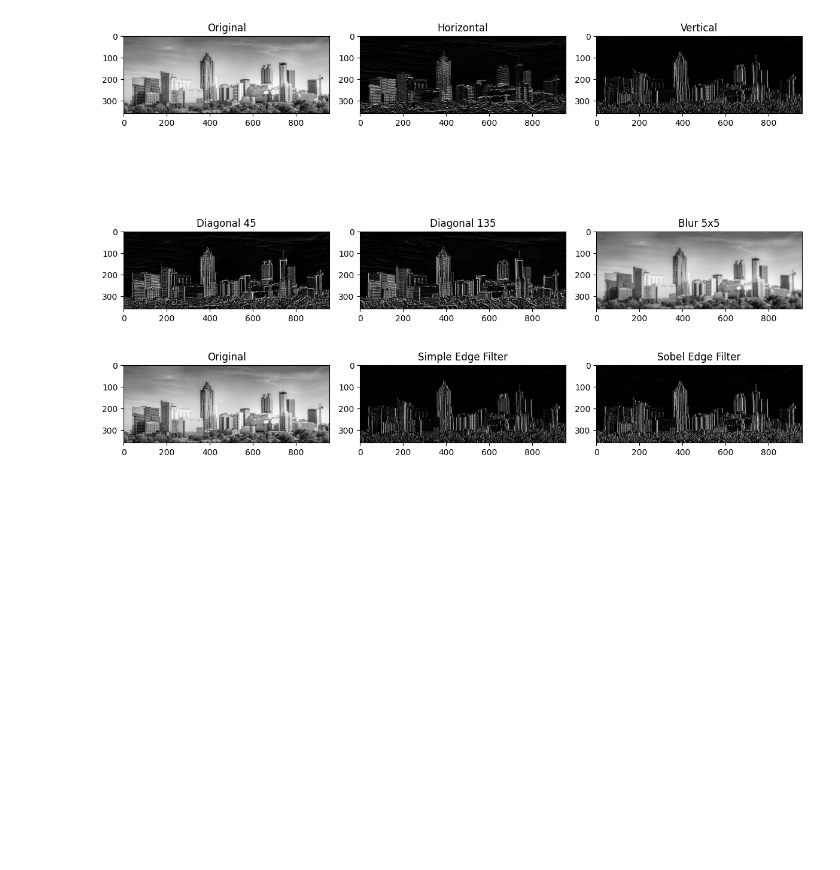
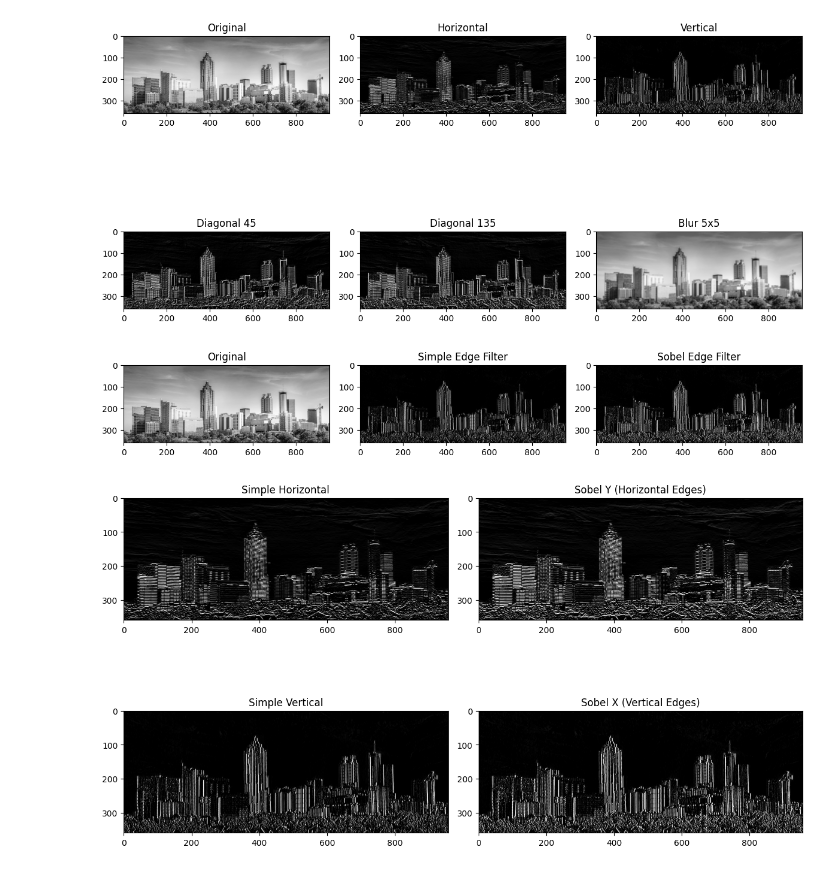
Before and after one commit to juliareinhart/CSCI611_Spring26_Julia_Reinhart, a Jupyter notebook: Assignment_2/image_filtering/image_filtering.ipynb, the cells around one changed output. Cells and saved outputs as stored; diff of their text form; code cells hidden in the pictures; blank space fills up the shorter version.

Commit message:
added comparison of sobel edges with regular edges

```diff
--- a/Assignment_2/image_filtering/image_filtering.ipynb
+++ b/Assignment_2/image_filtering/image_filtering.ipynb
@@ -361,3 +361,51 @@ plt.tight_layout()
 plt.show()
 # %% [output]
 [figure]
+# %%
+# Compare simple edge filters vs Sobel filters
+
+# Simple filters (you already defined these earlier)
+simple_horizontal = horizon
+simple_vertical = vertica  # or rename to "vertical" if you cleaned it up
+
+# Sobel filters
+sobel_x = np.array([[-1, 0, 1],
+                    [-2, 0, 2],
+                    [-1, 0, 1]])
+
+sobel_y = np.array([[-1, -2, -1],
+                    [ 0,  0,  0],
+                    [ 1,  2,  1]])
+
+# Apply filters
+simple_h_img = cv2.filter2D(gray, -1, simple_horizontal)
+simple_v_img = cv2.filter2D(gray, -1, simple_vertical)
+
+sobel_x_img = cv2.filter2D(gray, -1, sobel_x)
+sobel_y_img = cv2.filter2D(gray, -1, sobel_y)
+
+# Plot comparisons
+plt.figure(figsize=(12,8))
+
+# Horizontal comparison
+plt.subplot(2,2,1)
+plt.imshow(simple_h_img, cmap='gray')
+plt.title('Simple Horizontal')
+
+plt.subplot(2,2,2)
+plt.imshow(sobel_y_img, cmap='gray')
+plt.title('Sobel Y (Horizontal Edges)')
+
+# Vertical comparison
+plt.subplot(2,2,3)
+plt.imshow(simple_v_img, cmap='gray')
+plt.title('Simple Vertical')
+
+plt.subplot(2,2,4)
+plt.imshow(sobel_x_img, cmap='gray')
+plt.title('Sobel X (Vertical Edges)')
+
+plt.tight_layout()
+plt.show()
+# %% [output]
+[figure, added]
```
